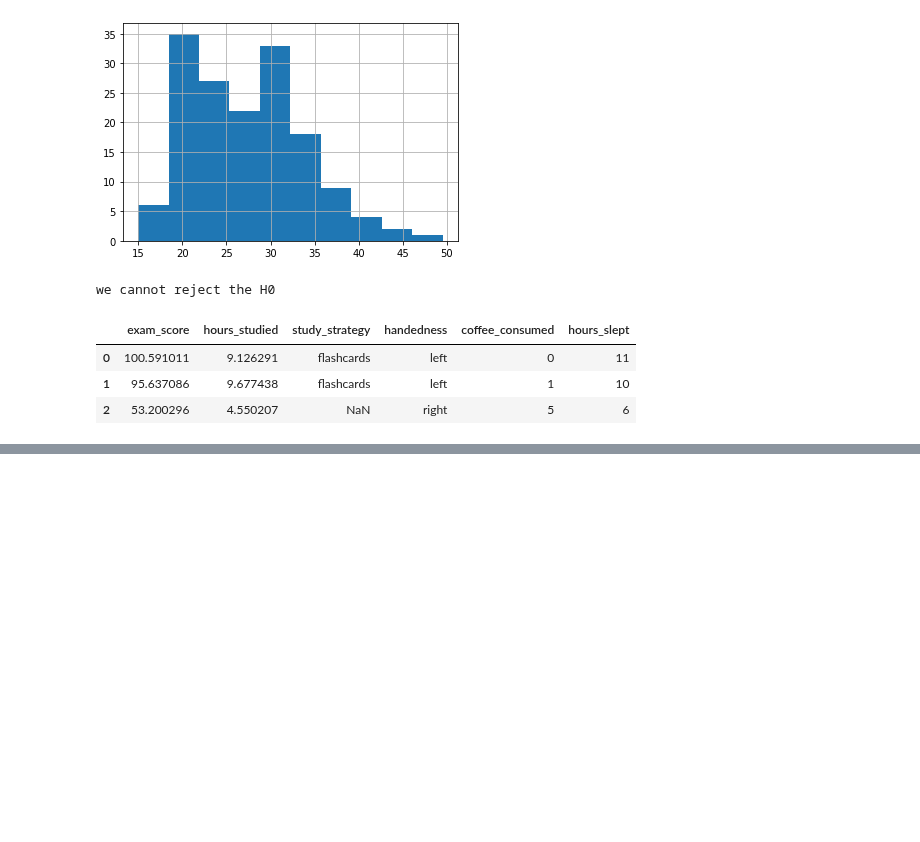
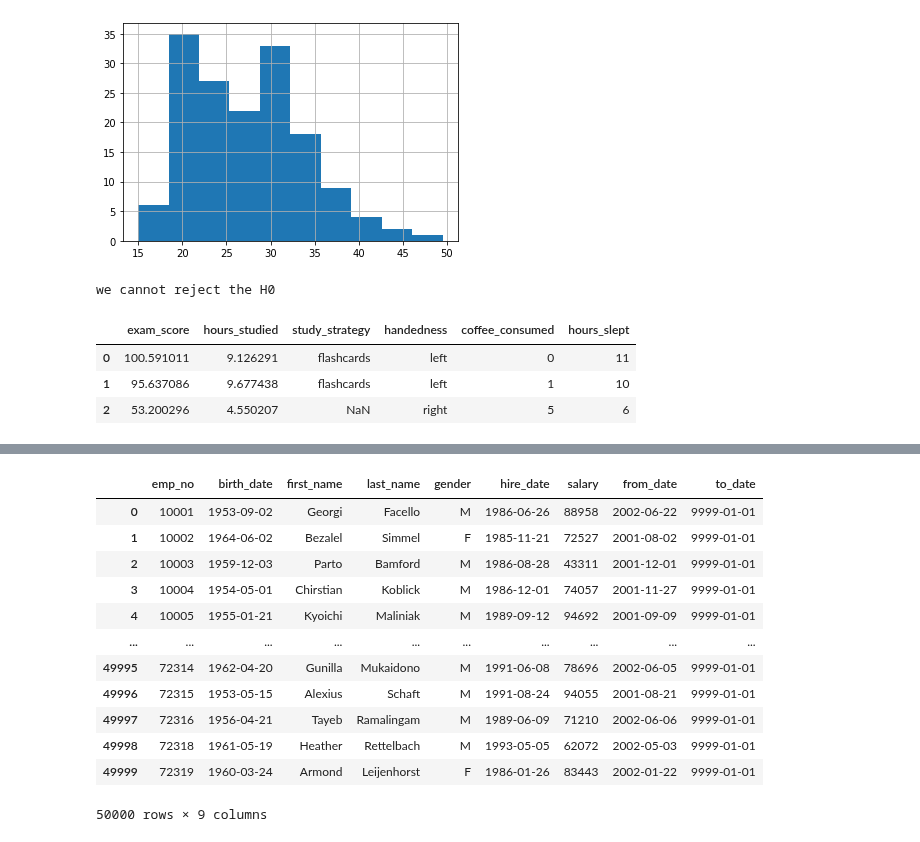
Before and after one commit to Laz-Lopez/statistics-exercises, a Jupyter notebook: hypothesis_testing.ipynb, the cells around one changed output, grey strips where cells are left out. Saved outputs shown, nothing was run; the diff lists cells and outputs as text; code cells hidden in the pictures; blank space fills up the shorter version.

```diff
--- a/hypothesis_testing.ipynb
+++ b/hypothesis_testing.ipynb
@@ -737,0 +711,17 @@ salaries
+# %%
+employ = pd.read_csv('employees_cust.csv')
+employ
+# %% [output]
+|  | emp_no | birth_date | first_name | last_name | gender | hire_date | salary | from_date | to_date |
+| 0 | 10001 | 1953-09-02 | Georgi | Facello | M | 1986-06-26 | 88958 | 2002-06-22 | 9999-01-01 |
+| 1 | 10002 | 1964-06-02 | Bezalel | Simmel | F | 1985-11-21 | 72527 | 2001-08-02 | 9999-01-01 |
+| 2 | 10003 | 1959-12-03 | Parto | Bamford | M | 1986-08-28 | 43311 | 2001-12-01 | 9999-01-01 |
+| 3 | 10004 | 1954-05-01 | Chirstian | Koblick | M | 1986-12-01 | 74057 | 2001-11-27 | 9999-01-01 |
+| 4 | 10005 | 1955-01-21 | Kyoichi | Maliniak | M | 1989-09-12 | 94692 | 2001-09-09 | 9999-01-01 |
+| ... | ... | ... | ... | ... | ... | ... | ... | ... | ... |
+| 49995 | 72314 | 1962-04-20 | Gunilla | Mukaidono | M | 1991-06-08 | 78696 | 2002-06-05 | 9999-01-01 |
+| 49996 | 72315 | 1953-05-15 | Alexius | Schaft | M | 1991-08-24 | 94055 | 2001-08-21 | 9999-01-01 |
+| 49997 | 72316 | 1956-04-21 | Tayeb | Ramalingam | M | 1989-06-09 | 71210 | 2002-06-06 | 9999-01-01 |
+| 49998 | 72318 | 1961-05-19 | Heather | Rettelbach | M | 1993-05-05 | 62072 | 2002-05-03 | 9999-01-01 |
+| 49999 | 72319 | 1960-03-24 | Armond | Leijenhorst | F | 1986-01-26 | 83443 | 2002-01-22 | 9999-01-01 |
+50000 rows × 9 columns
```
Also changed, not shown: parts of 74 cells of this notebook.
